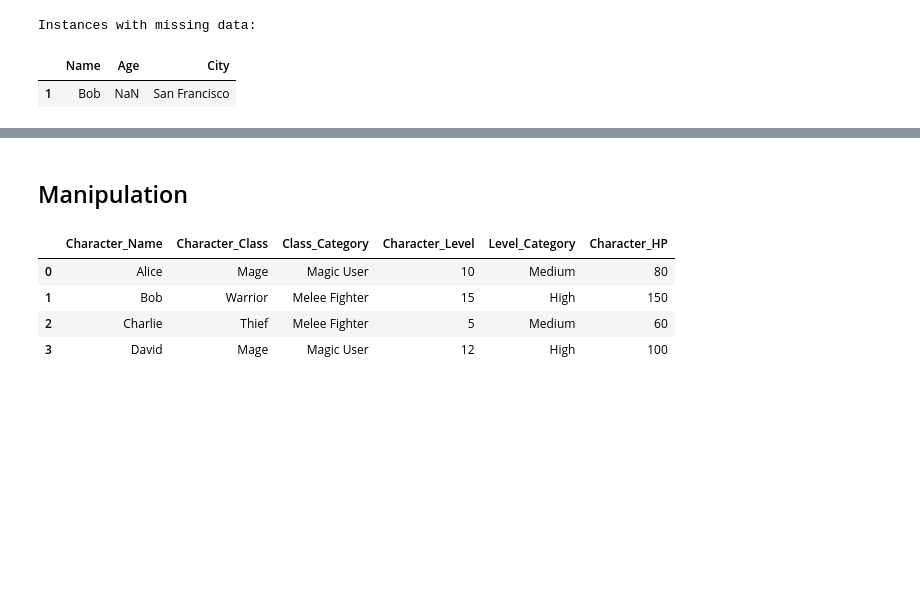
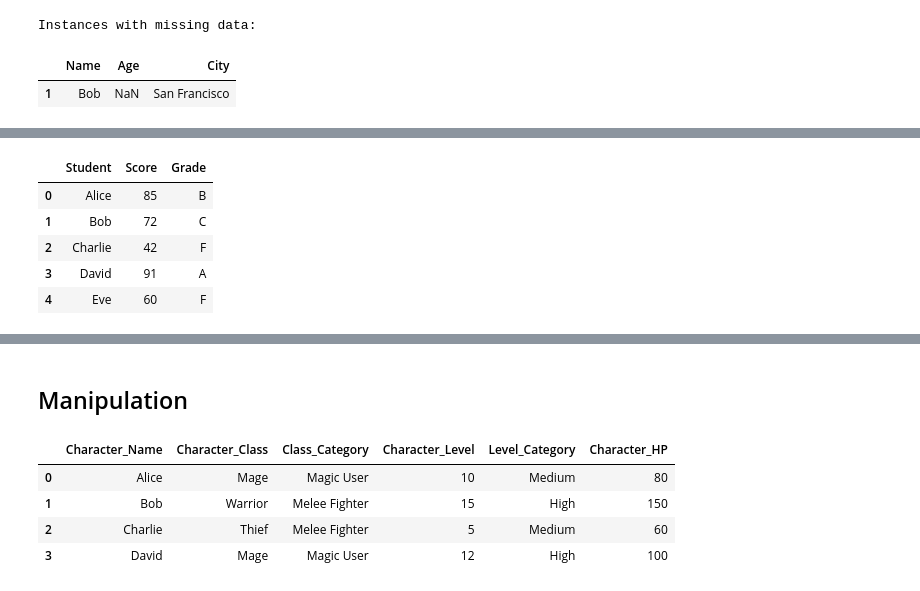
Before and after one commit to AlexanderStephenThompson/Data-Presentation, a Jupyter notebook: Structure/Pandas/Pandas Guide.ipynb, the cells around one changed output, grey strips where cells are left out. Drawn from its saved outputs; the diff is of its cells as text; code cells hidden in the pictures; blank space fills up the shorter version.

```diff
--- a/Structure/Pandas/Pandas Guide.ipynb
+++ b/Structure/Pandas/Pandas Guide.ipynb
@@ -249,0 +300,21 @@ Instances with missing data:
+# %%
+data = {'Student': ['Alice', 'Bob', 'Charlie', 'David', 'Eve'],
+        'Score': [85, 72, 42, 91, 60]}
+
+df = pd.DataFrame(data)
+
+bins = [0, 60, 70, 80, 90, 100]
+labels = ['F', 'D', 'C', 'B', 'A']
+
+# Cut the score column into bins
+df['Grade'] = pd.cut(df['Score'], bins=bins, labels=labels)
+
+# Print the dataframe
+df
+# %% [output]
+|  | Student | Score | Grade |
+| 0 | Alice | 85 | B |
+| 1 | Bob | 72 | C |
+| 2 | Charlie | 42 | F |
+| 3 | David | 91 | A |
+| 4 | Eve | 60 | F |
```
Also changed, not shown: parts of 7 cells of this notebook.
